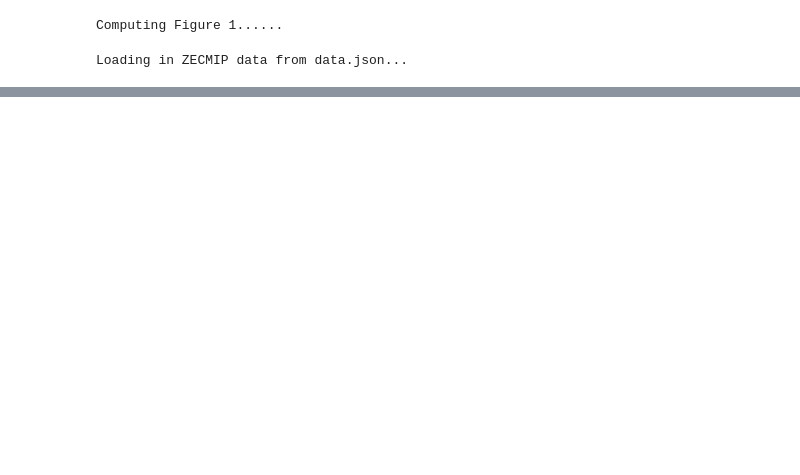
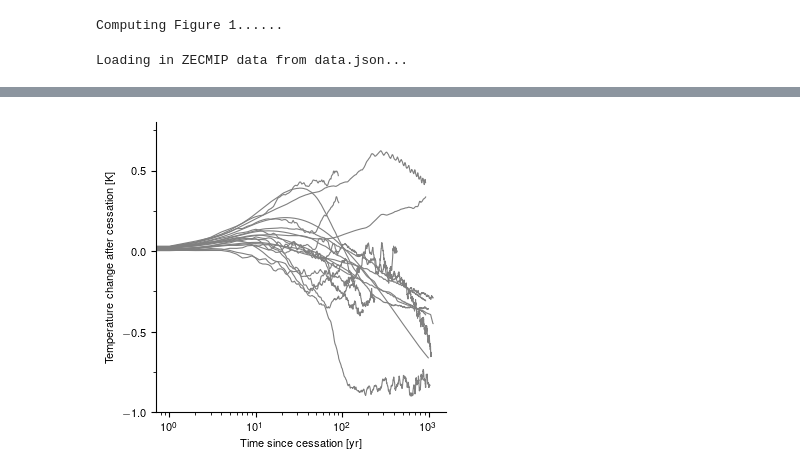
Before and after one commit to nathanieltarshish/zec_analysis, a Jupyter notebook: workflow/notebooks/fig_1.ipynb, the cells around one changed output, grey strips where cells are left out. Saved outputs shown, nothing was run; the diff lists cells and outputs as text; code cells hidden in the pictures; blank space fills up the shorter version.

```diff
--- a/workflow/notebooks/fig_1.ipynb
+++ b/workflow/notebooks/fig_1.ipynb
@@ -45,11 +38,3 @@ for name in ZECMIP:
     data[name] = {}
     d = ZECMIP[name]["1000"]
     data[name]['ZEC'] = d['delta_t_avg'][d['index'] >= int(d['stop_index'])] - d['delta_t_avg'][int(d['stop_index'])]
-# %%
-EMIC_data = {}
-CMIP_data = {}
-for name in data:
-    if name in EMICs:
-        EMIC_data[name] = data[name]
-    else:
-        CMIP_data[name] = data[name]
@@ -159,0 +41,30 @@ fig.savefig(outpath)
+# %%
+fig, (axis,) = faceted.faceted(1,1,sharex=True,width=3.5, aspect=1.0, sharey=False, left_pad=.55,
+                              bottom_pad=.4, right_pad=.05, top_pad=.05)
+
+# Plotting on ax1 (first subplot)
+for name in ZECMIP:
+    d = data[name]
+    axis.plot(
+            np.arange(len(d['ZEC'])),
+            d['ZEC'],
+            color="grey",
+            alpha=1,
+            label=name,
+            linestyle="solid",
+            linewidth = .8,
+    )
+
+sns.despine()
+
+axis.semilogx()
+axis.set_yticks([-1, -.5, 0, .5, 1])
+axis.set_yticks([-.75, -.25, .25, .75], minor=True)
+axis.set_xlabel(r"Time since cessation [yr]")
+axis.set_ylabel(r"Temperature change after cessation [K]")
+axis.set_ylim([-1, .8])
+
+outpath = results_dir+"/figures/fig_1.pdf"
+fig.savefig(outpath)
+# %% [output]
+[figure, added]
```
Also changed, not shown: parts of 5 cells of this notebook, 14 other files.
